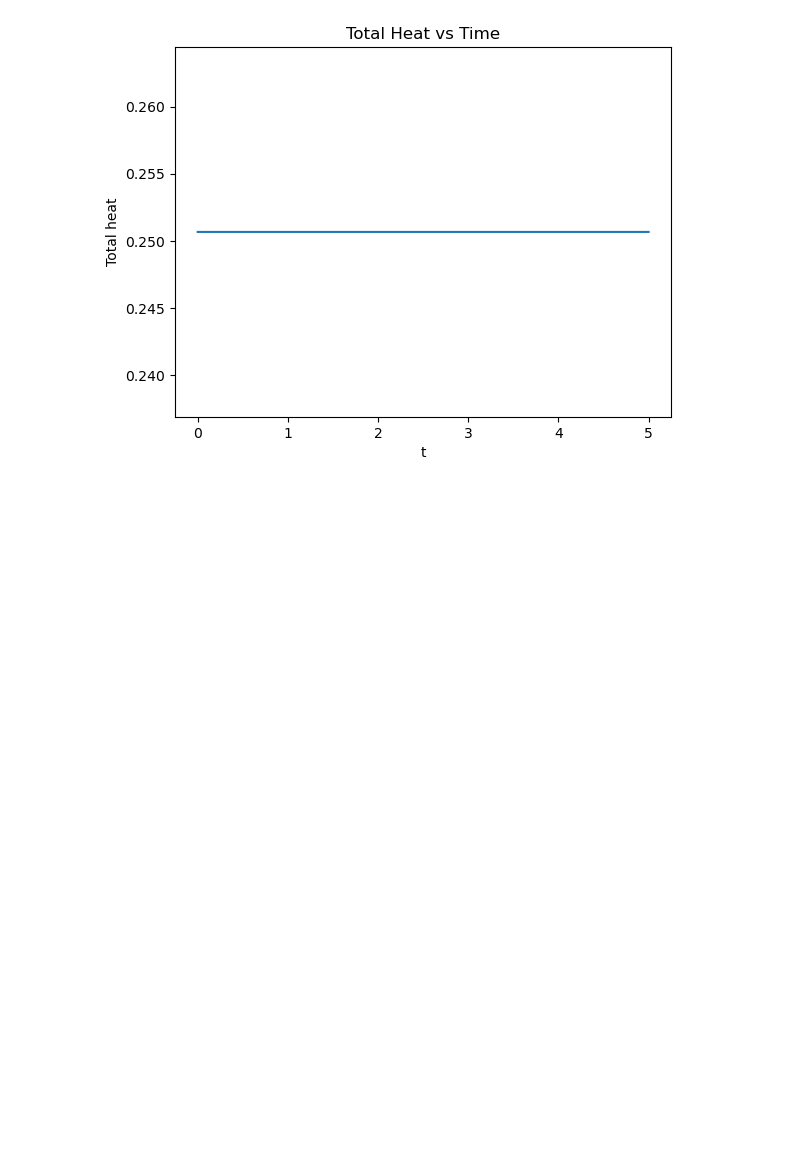
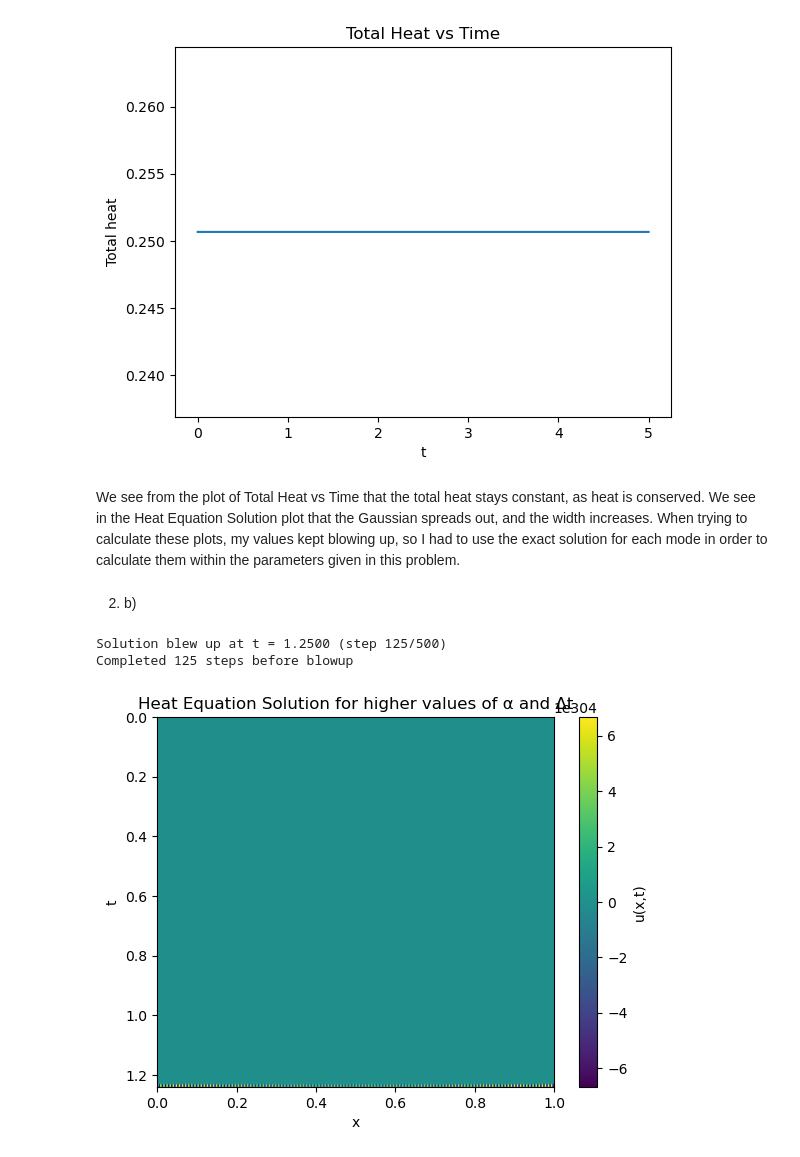
Before and after one commit to julia-brouwer1/HW-5, a Jupyter notebook: HW_5.ipynb, the cells around one changed output. Drawn from its saved outputs; the diff is of its cells as text; code cells hidden in the pictures; blank space fills up the shorter version.

Commit message:
Finished up comments and copied over answer for 1a)

```diff
--- a/HW_5.ipynb
+++ b/HW_5.ipynb
@@ -169,3 +191,57 @@ plt.title("Total Heat vs Time")
 plt.show()
 # %% [output]
 [figure]
+# %% [markdown]
+We see from the plot of Total Heat vs Time that the total heat stays constant, as heat is conserved. We see in the Heat Equation Solution plot that the Gaussian spreads out, and the width increases. When trying to calculate these plots, my values kept blowing up, so I had to use the exact solution for each mode in order to calculate them within the parameters given in this problem.
+# %% [markdown]
+2) b)
+# %%
+alpha = 0.05
+dt = 0.01
+T = 5
+steps = int(T / dt)
+
+x = np.linspace(0, 1, N, endpoint = False)
+dx = 1 / N
+#k-grid
+k = 2 * np.pi * np.fft.fftfreq(N, d = dx)
+
+u0 = np.exp(-50 * (x - 0.5) ** 2)
+u_hat = np.fft.fft(u0)
+u_hat_t = u_hat.copy()
+
+u_xt = []
+total_heat = []
+
+for i in range(steps):
+    with np.errstate(over='ignore', invalid='ignore'):  # suppress warnings — we handle it
+        u_hat_t = u_hat_t * (1 - alpha * k**2 * dt)
+
+    u = np.fft.ifft(u_hat_t).real
+
+    if not np.all(np.isfinite(u)):
+        blowup_step = i
+        print(f"Solution blew up at t = {i * dt:.4f} (step {i}/{steps})")
+        break
+
+    u_xt.append(u)
+    total_heat.append(np.sum(u) * dx)
+
+
+u_xt = np.array(u_xt)
+t_axis = np.arange(len(u_xt)) * dt
+
+print(f"Completed {len(u_xt)} steps before blowup")
+
+plt.figure()
+plt.imshow(u_xt, extent=[0, 1, t_axis[-1] if len(t_axis) > 0 else dt, 0],
+           aspect='auto', origin='upper')
+plt.colorbar(label="u(x,t)")
+plt.xlabel("x")
+plt.ylabel("t")
+plt.title("Heat Equation Solution for higher values of α and Δt")
+plt.show()
+# %% [output]
+Solution blew up at t = 1.2500 (step 125/500)
+Completed 125 steps before blowup
+[figure, added]
```
Also changed, not shown: parts of 6 cells of this notebook.
